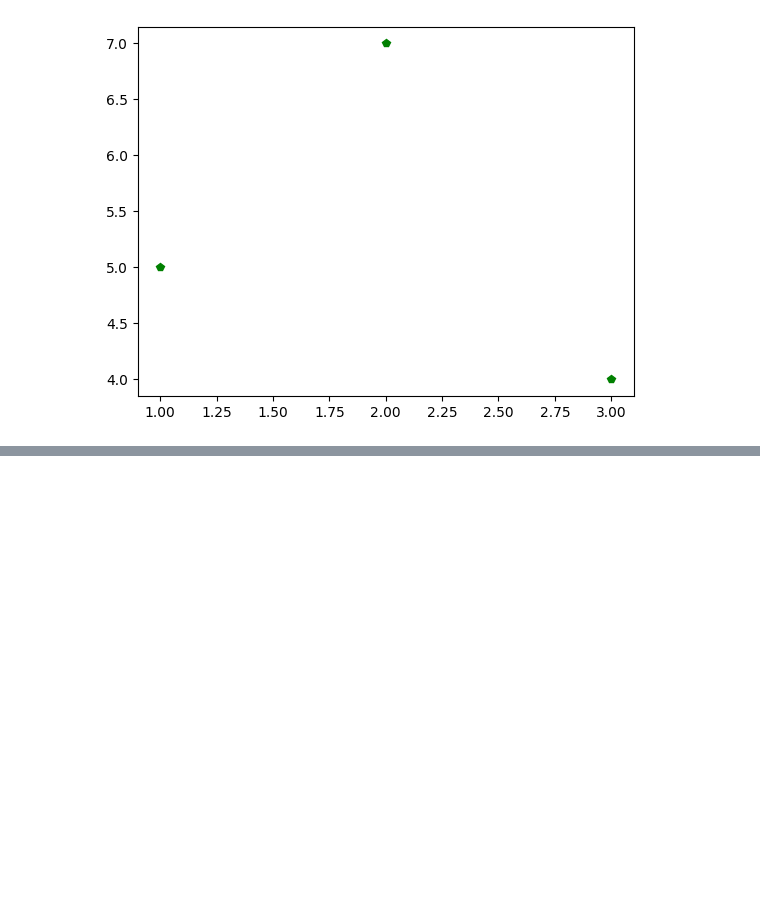
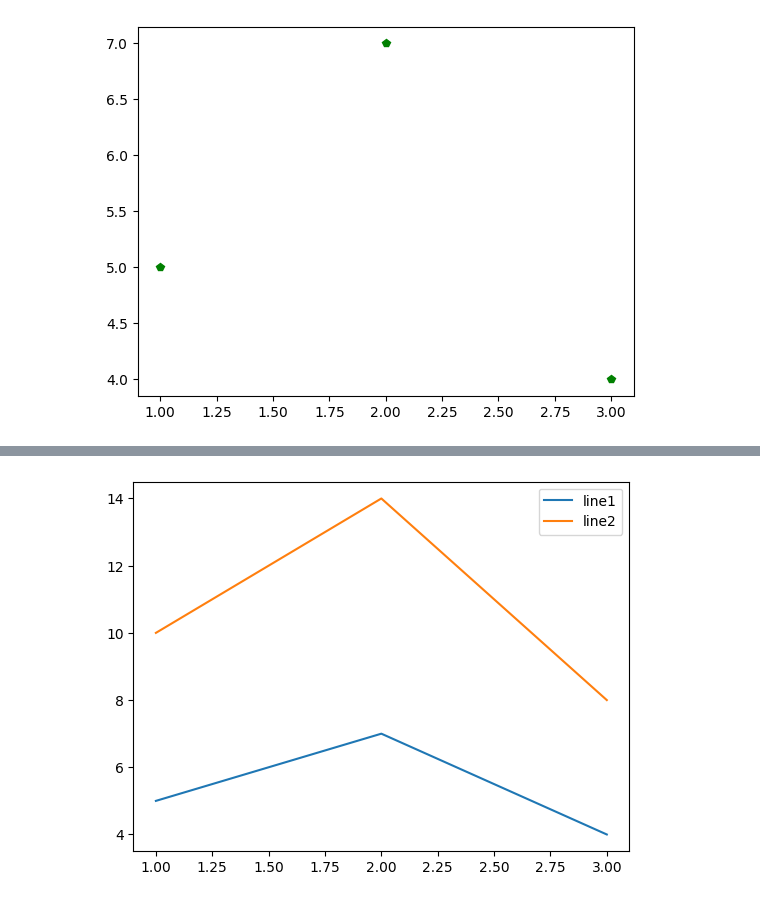
Before and after one commit to anurg/aicourse, a Jupyter notebook: matplotlib_labs.ipynb, the cells around one changed output, grey strips where cells are left out. Saved outputs shown, nothing was run; the diff lists cells and outputs as text; code cells hidden in the pictures; blank space fills up the shorter version.

```diff
--- a/matplotlib_labs.ipynb
+++ b/matplotlib_labs.ipynb
@@ -51,0 +55,13 @@ plt.show()
+# %%
+import matplotlib.pyplot as plt
+x1=[1,2,3]
+y1=[5,7,4]
+
+x2=[1,2,3]
+y2=[10,14,8]
+plt.plot(x1,y1,label="line1")
+plt.plot(x2,y2,label="line2")
+plt.legend()
+plt.show()
+# %% [output]
+[figure, added]
```
Also changed, not shown: parts of 5 cells of this notebook.
